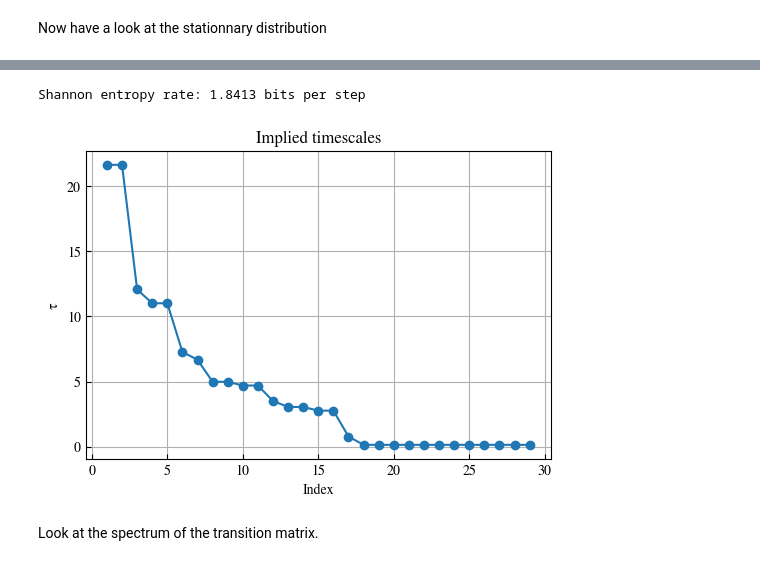
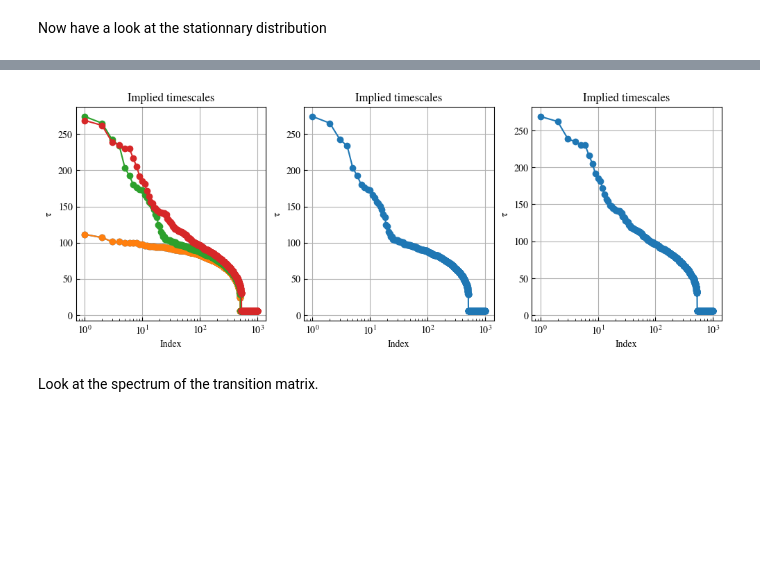
Before and after one commit to HugoLeRoy94/ClusterAnalysis, a Jupyter notebook: notebooks/toy_model/03_markovian_analysis.ipynb, the cells around one changed output, grey strips where cells are left out. Cells and saved outputs as stored; diff of their text form; code cells hidden in the pictures; blank space fills up the shorter version.

```diff
--- a/notebooks/toy_model/03_markovian_analysis.ipynb
+++ b/notebooks/toy_model/03_markovian_analysis.ipynb
@@ -143,17 +115,20 @@ array([3.81656978e-03, 1.91415654e-02, 1.46791146e-02, 0.00000000e+00,
 # %%
-with open("../../data/toy_model/processed/embedding.pkl", "wb") as f:
-        pickle.dump(emb,f,protocol=pickle.HIGHEST_PROTOCOL)
+taus = [1,10,10]
+for i in range(3):
+    mkvs[i].tau = taus[i]
+    mkvs[i].make_transition_matrix()
+    with open("../../data/toy_model/processed/markov_"+names[i]+".pkl", "wb") as f:
+        pickle.dump(mkvs[i],f,protocol=pickle.HIGHEST_PROTOCOL)
-# %%
-h = emb.entropy_rate(emb.P, emb.pi)
-print(f"Shannon entropy rate: {h:.4f} bits per step")
-# %% [output]
-Shannon entropy rate: 1.8413 bits per step
-# %%
-ts = emb.implied_timescales(emb.P, lag=emb.tau)
-
-fig, ax = plt.subplots(figsize=(6, 4))
-plot_implied_timescales(ts, ax=ax)
-# %% [output]
-[figure, removed]
+# %%
+fig, ax = plt.subplots(ncols=3,figsize=(12, 4))
+i=0
+for mkv in mkvs:
+    ts = mkv.implied_timescales(tau=mkv.tau)
+    plot_implied_timescales(ts, ax=ax[i])
+    ax[i].set_xscale('log')
+    plot_implied_timescales(ts, ax=ax[0])
+    i+=1
+# %% [output]
+[figure, added]
 # %% [markdown]
 Look at the spectrum of the transition matrix.
```
Also changed, not shown: parts of 13 cells of this notebook, 2 other files.
